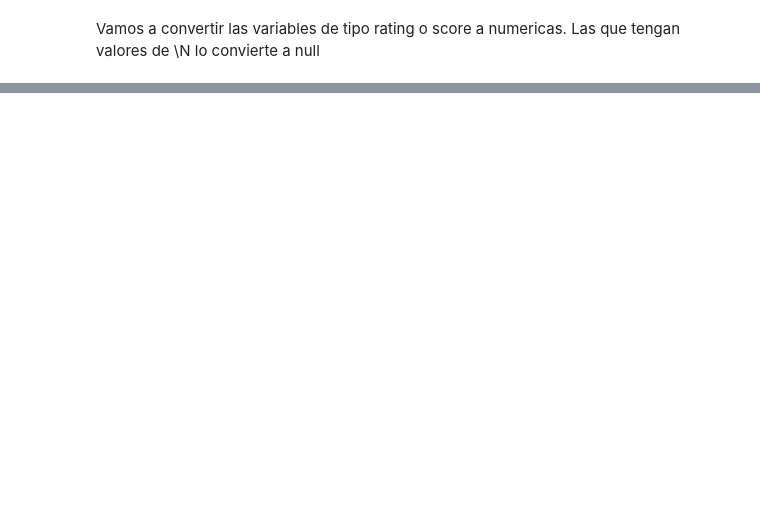
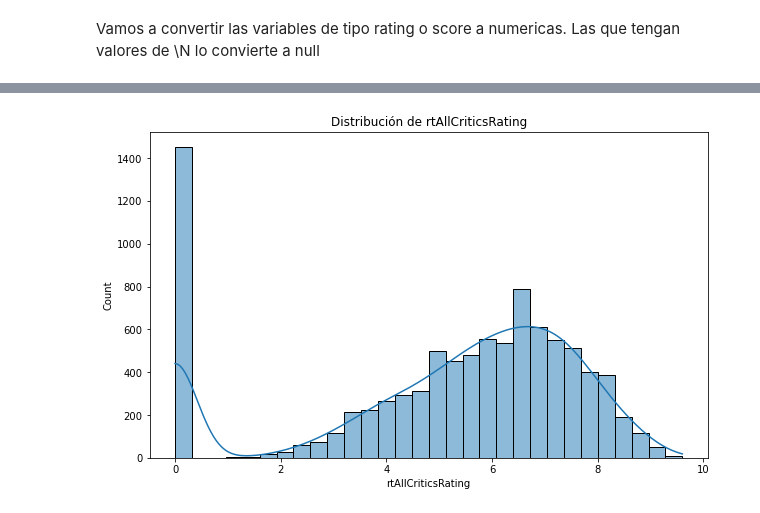
Before and after one commit to sergi0fg/TFG-Movistar, a Jupyter notebook: src/JupiterNotebook/Clustering_final.ipynb, the cells around one changed output, grey strips where cells are left out. Saved outputs shown, nothing was run; the diff lists cells and outputs as text; code cells hidden in the pictures; blank space fills up the shorter version.

```diff
--- a/src/JupiterNotebook/Clustering_final.ipynb
+++ b/src/JupiterNotebook/Clustering_final.ipynb
@@ -181,0 +803,5 @@ plt.show()
+# %%
+# Distribución del rating de todos los críticos (Rotten Tomatoes)
+plot_numerical_distribution(movies, 'rtAllCriticsRating')
+# %% [output]
+[figure, added]
```
Also changed, not shown: parts of 89 cells of this notebook.
